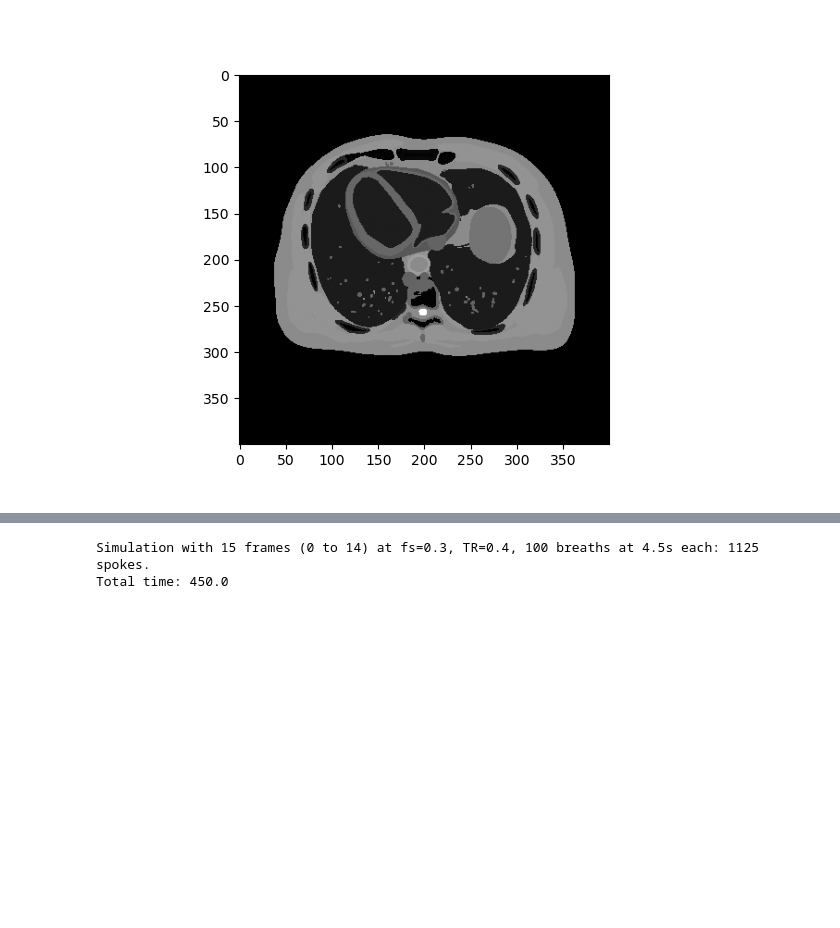
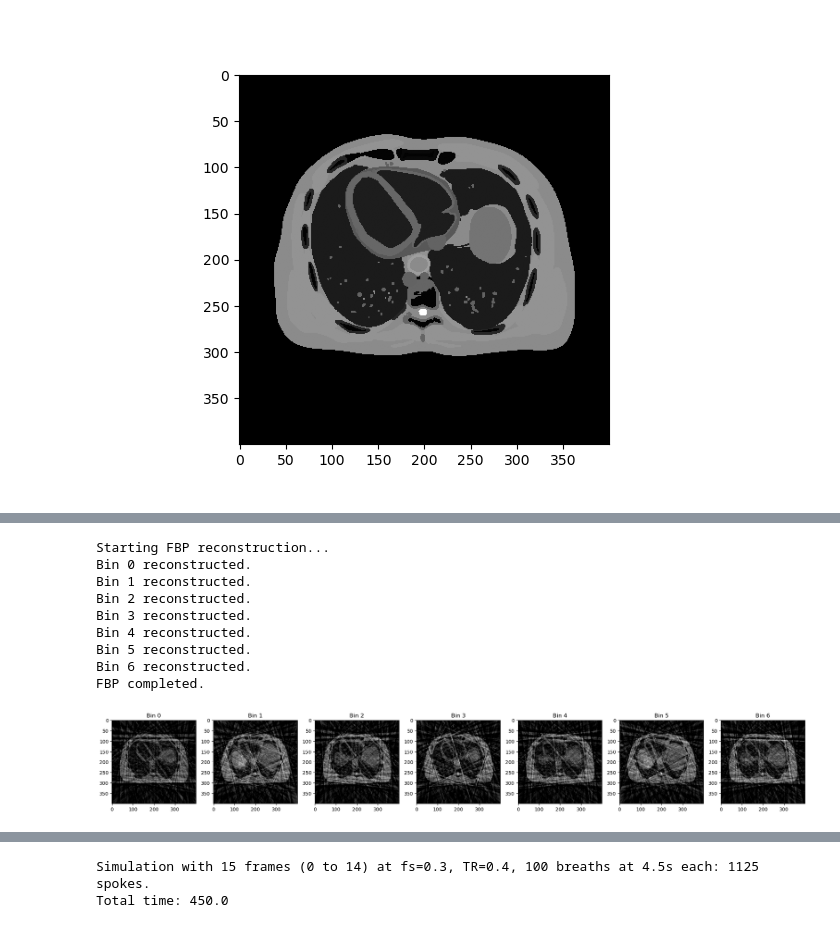
Before and after one commit to cmjw/MRI-Breathing-Artifacts, a Jupyter notebook: xcat_breathing_recon.ipynb, the cells around one changed output, grey strips where cells are left out. Saved outputs shown, nothing was run; the diff lists cells and outputs as text; code cells hidden in the pictures; blank space fills up the shorter version.

```diff
--- a/xcat_breathing_recon.ipynb
+++ b/xcat_breathing_recon.ipynb
@@ -78,0 +206,60 @@ display(Image(filename='fig/animation.gif'));
+# %%
+fbp_binned_images = [];
+
+print(f"Starting FBP reconstruction...");
+for b in range(bins):
+    current_sino = binned_sinograms[b];
+    current_angles = binned_angles_rad[b];
+
+    # skip any empty bins
+    if len(current_angles) == 0:
+        print(f"Skipping Bin {b}: No data available.");
+        fbp_binned_images.append(None);
+        continue;
+
+    bin_proj_geom = astra.create_proj_geom('parallel', 1.0, detector_width, current_angles);
+
+    sino_id = astra.data2d.create('-sino', bin_proj_geom, current_sino.T);
+    rec_id = astra.data2d.create('-vol', vol_geom);
+
+    # configure FBP
+    cfg = astra.astra_dict('FBP_CUDA');
+    cfg['ReconstructionDataId'] = rec_id;
+    cfg['ProjectionDataId'] = sino_id;
+    cfg['FilterType'] = 'Ram-Lak';
+
+    alg_id = astra.algorithm.create(cfg);
+    astra.algorithm.run(alg_id); # run FBP
+
+    recon_fbp = astra.data2d.get(rec_id);
+
+    astra.algorithm.delete(alg_id);
+    astra.data2d.delete(rec_id);
+    astra.data2d.delete(sino_id);
+
+    recon_fbp = np.clip(recon_fbp, 0, None);
+    fbp_binned_images.append(recon_fbp);
+
+    print(f"Bin {b} reconstructed.");
+print(f"FBP completed.");
+
+fig, axes = plt.subplots(1, bins, figsize=(3*  bins, 5));
+
+for b in range(bins):
+    ax = axes[b];
+    ax.imshow(fbp_binned_images[b], cmap='grey');
+    ax.set_title(f"Bin {b}");
+
+plt.tight_layout();
+plt.show();
+# %% [output]
+Starting FBP reconstruction...
+Bin 0 reconstructed.
+Bin 1 reconstructed.
+Bin 2 reconstructed.
+Bin 3 reconstructed.
+Bin 4 reconstructed.
+Bin 5 reconstructed.
+Bin 6 reconstructed.
+FBP completed.
+[figure, added]
```
Also changed, not shown: parts of 8 cells of this notebook.
